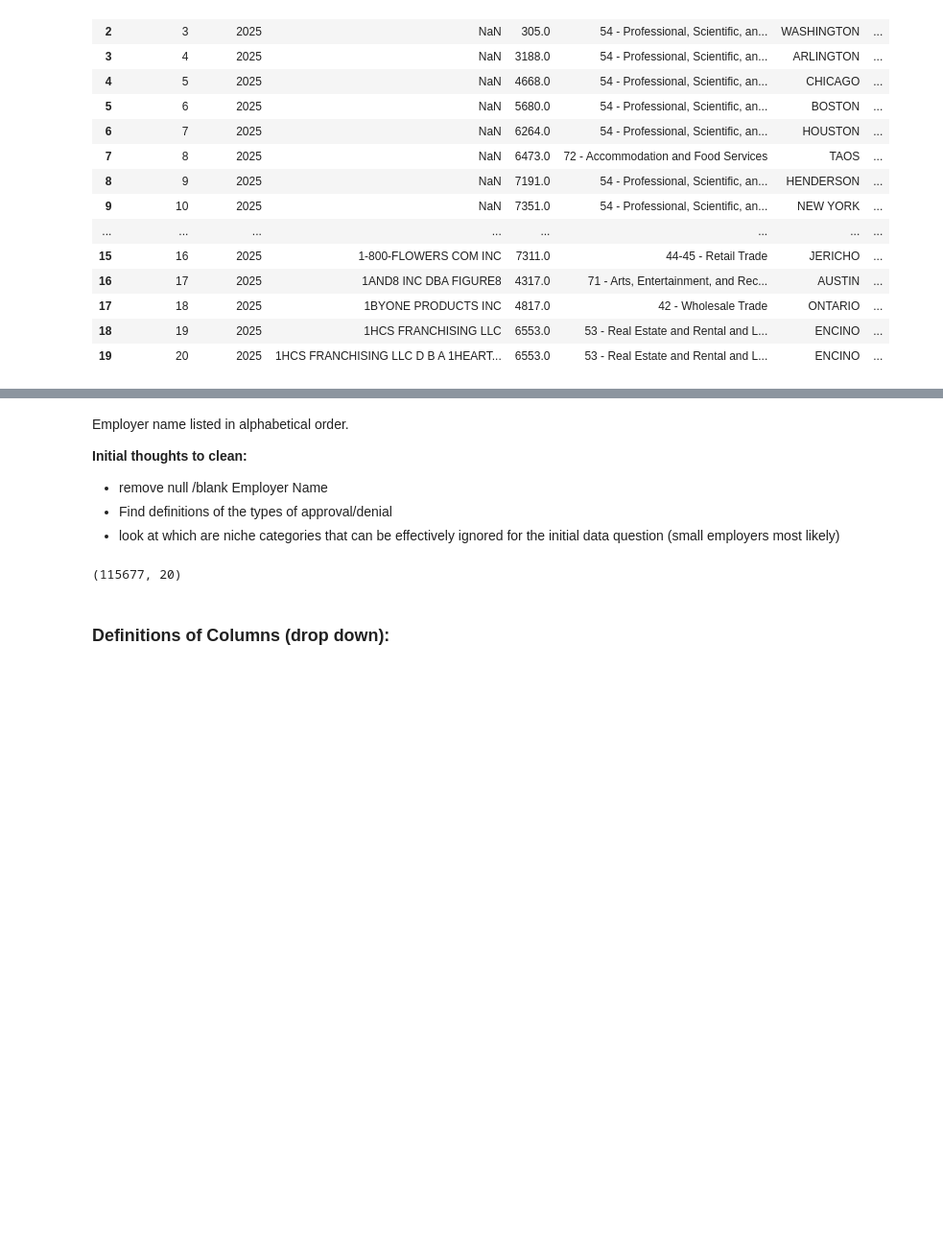
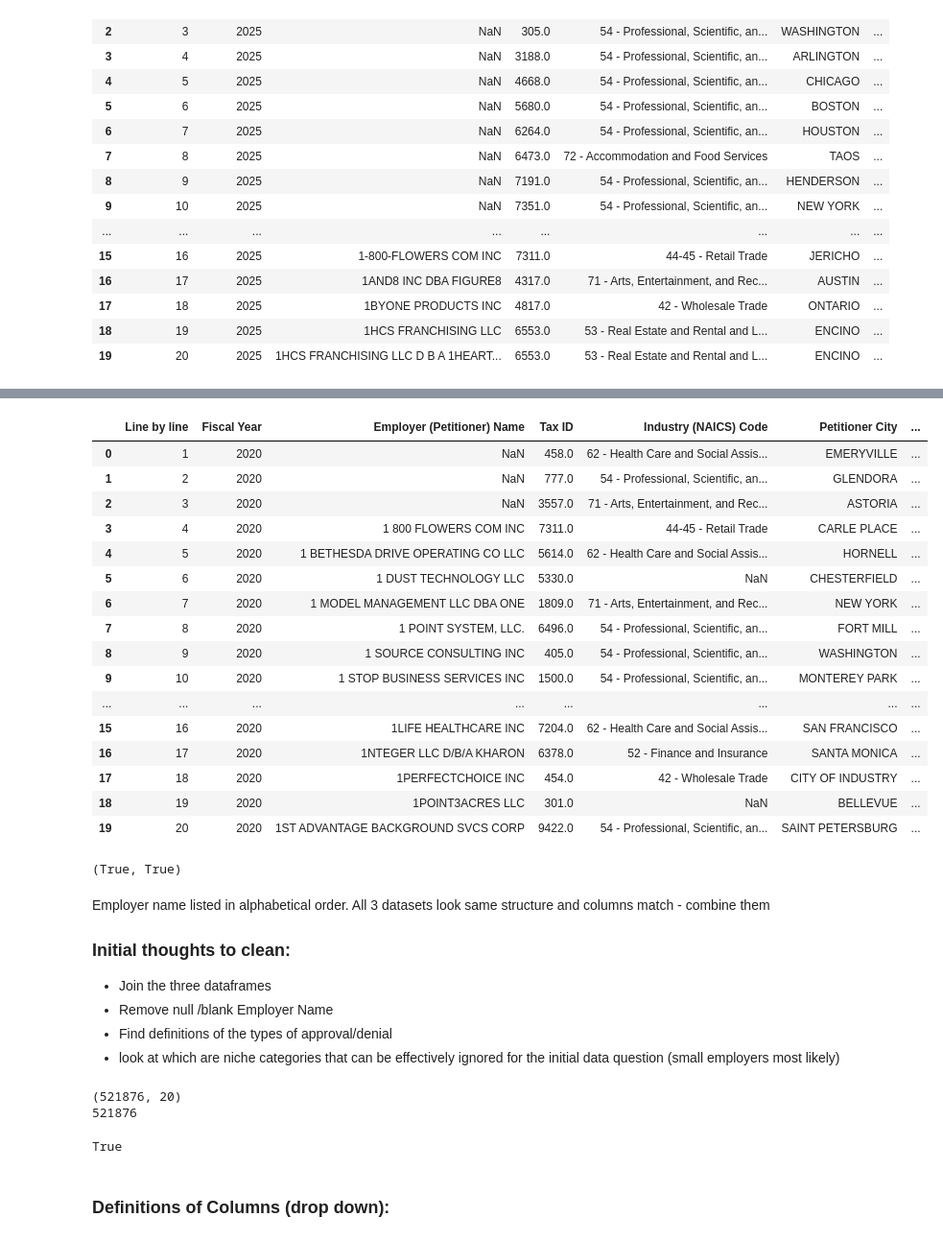
Before and after one commit to tjjdoherty/ai-hiring, a Jupyter notebook: h1b.ipynb, the cells around one changed output, grey strips where cells are left out. Shown at 96% size. Drawn from its saved outputs; the diff is of its cells as text; code cells hidden in the pictures; blank space fills up the shorter version.

```diff
--- a/h1b.ipynb
+++ b/h1b.ipynb
@@ -36,14 +72,52 @@ df.head(20)
+# %%
+df_1720.head(20)
+# %% [output]
+|  | Line by line | Fiscal Year | Employer (Petitioner) Name | Tax ID | Industry (NAICS) Code | Petitioner City | ... |
+| 0 | 1 | 2020 | NaN | 458.0 | 62 - Health Care and Social Assis... | EMERYVILLE | ... |
+| 1 | 2 | 2020 | NaN | 777.0 | 54 - Professional, Scientific, an... | GLENDORA | ... |
+| 2 | 3 | 2020 | NaN | 3557.0 | 71 - Arts, Entertainment, and Rec... | ASTORIA | ... |
+| 3 | 4 | 2020 | 1 800 FLOWERS COM INC | 7311.0 | 44-45 - Retail Trade | CARLE PLACE | ... |
+| 4 | 5 | 2020 | 1 BETHESDA DRIVE OPERATING CO LLC | 5614.0 | 62 - Health Care and Social Assis... | HORNELL | ... |
+| 5 | 6 | 2020 | 1 DUST TECHNOLOGY LLC | 5330.0 | NaN | CHESTERFIELD | ... |
+| 6 | 7 | 2020 | 1 MODEL MANAGEMENT LLC DBA ONE | 1809.0 | 71 - Arts, Entertainment, and Rec... | NEW YORK | ... |
+| 7 | 8 | 2020 | 1 POINT SYSTEM, LLC. | 6496.0 | 54 - Professional, Scientific, an... | FORT MILL | ... |
+| 8 | 9 | 2020 | 1 SOURCE CONSULTING INC | 405.0 | 54 - Professional, Scientific, an... | WASHINGTON | ... |
+| 9 | 10 | 2020 | 1 STOP BUSINESS SERVICES INC | 1500.0 | 54 - Professional, Scientific, an... | MONTEREY PARK | ... |
+| ... | ... | ... | ... | ... | ... | ... | ... |
+| 15 | 16 | 2020 | 1LIFE HEALTHCARE INC | 7204.0 | 62 - Health Care and Social Assis... | SAN FRANCISCO | ... |
+| 16 | 17 | 2020 | 1NTEGER LLC D/B/A KHARON | 6378.0 | 52 - Finance and Insurance | SANTA MONICA | ... |
+| 17 | 18 | 2020 | 1PERFECTCHOICE INC | 454.0 | 42 - Wholesale Trade | CITY OF INDUSTRY | ... |
+| 18 | 19 | 2020 | 1POINT3ACRES LLC | 301.0 | NaN | BELLEVUE | ... |
+| 19 | 20 | 2020 | 1ST ADVANTAGE BACKGROUND SVCS CORP | 9422.0 | 54 - Professional, Scientific, an... | SAINT PETERSBURG | ... |
+# %%
+# compare column names in each dataframe to ensure they match
+df_2425.columns.equals(df_2123.columns), df_2425.columns.equals(df_1720.columns)
+# %% [output]
+(True, True)
 # %% [markdown]
 Employer name listed in alphabetical order.
+All 3 datasets look same structure and columns match - combine them
 
-**Initial thoughts to clean:**
-- remove null /blank Employer Name
+### Initial thoughts to clean:
+- Join the three dataframes
+- Remove null /blank Employer Name
 - Find definitions of the types of approval/denial
 - look at which are niche categories that can be effectively ignored for the initial data question (small employers most likely)
 # %%
-df.shape
+# join the three dataframes
+df = pd.concat([df_1720, df_2123, df_2425], ignore_index=True)
-# %% [output]
-(115677, 20)
+# %%
+print(df.shape)
+
+#check all records are present
+print(len(df_1720) + len(df_2123) + len(df_2425))
+
+# check columns match
+df.columns.equals(df_2425.columns)
+# %% [output]
+(521876, 20)
+521876
+True
 # %% [markdown]
 ### Definitions of Columns (drop down):
 # %% [markdown]
```
Also changed, not shown: parts of 29 cells of this notebook.
